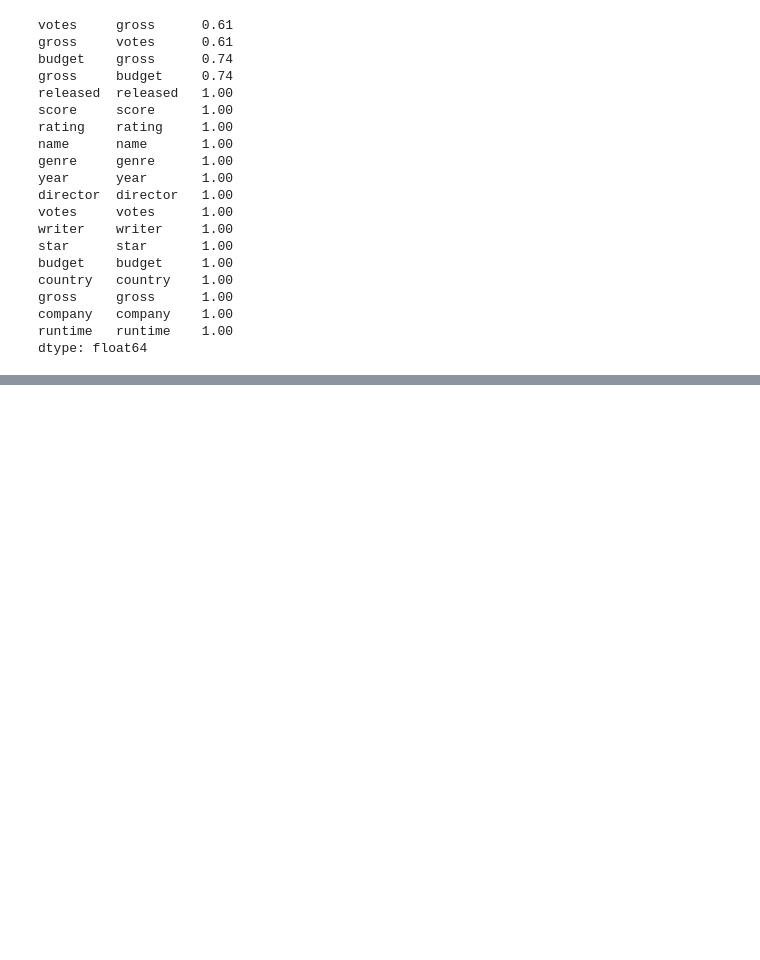
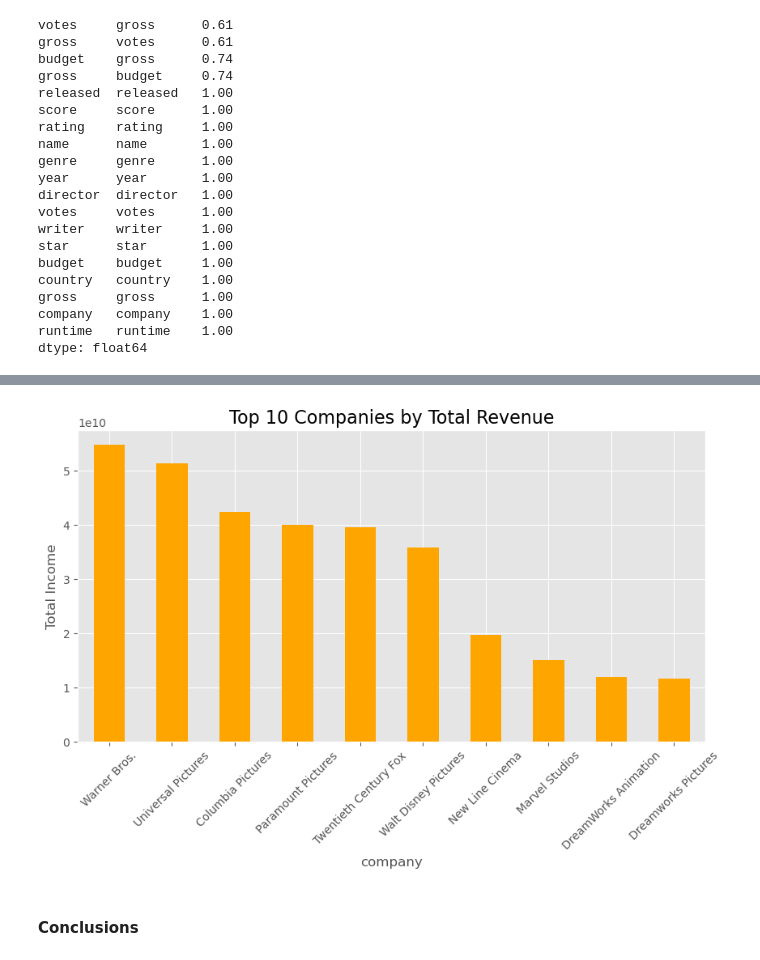
Before and after one commit to Vicksdev2/-movie-industry-analysis., a Jupyter notebook: movie_correlation_project.ipynb, the cells around one changed output, grey strips where cells are left out. Cells and saved outputs as stored; diff of their text form; code cells hidden in the pictures; blank space fills up the shorter version.

```diff
--- a/movie_correlation_project.ipynb
+++ b/movie_correlation_project.ipynb
@@ -392,0 +416,15 @@ dtype: float64
+# %%
+# Suma de Gross por Compañía (Top 10)
+# Usamos groupby para sumar el dinero de todas las peliculas de cada empresa
+top_company_revenue = df_data.groupby('company')['gross'].sum().sort_values(ascending=False).head(10)
+
+plt.figure(figsize=(10, 5))
+top_company_revenue.plot(kind='bar', color='orange')
+plt.title('Top 10 Companies by Total Revenue', fontsize=16)
+plt.ylabel('Total Income')
+plt.xticks(rotation=45)
+plt.show()
+# %% [output]
+[figure, added]
+# %% [markdown]
+#### Conclusions
```
Also changed, not shown: parts of 7 cells of this notebook, 3 other files.
